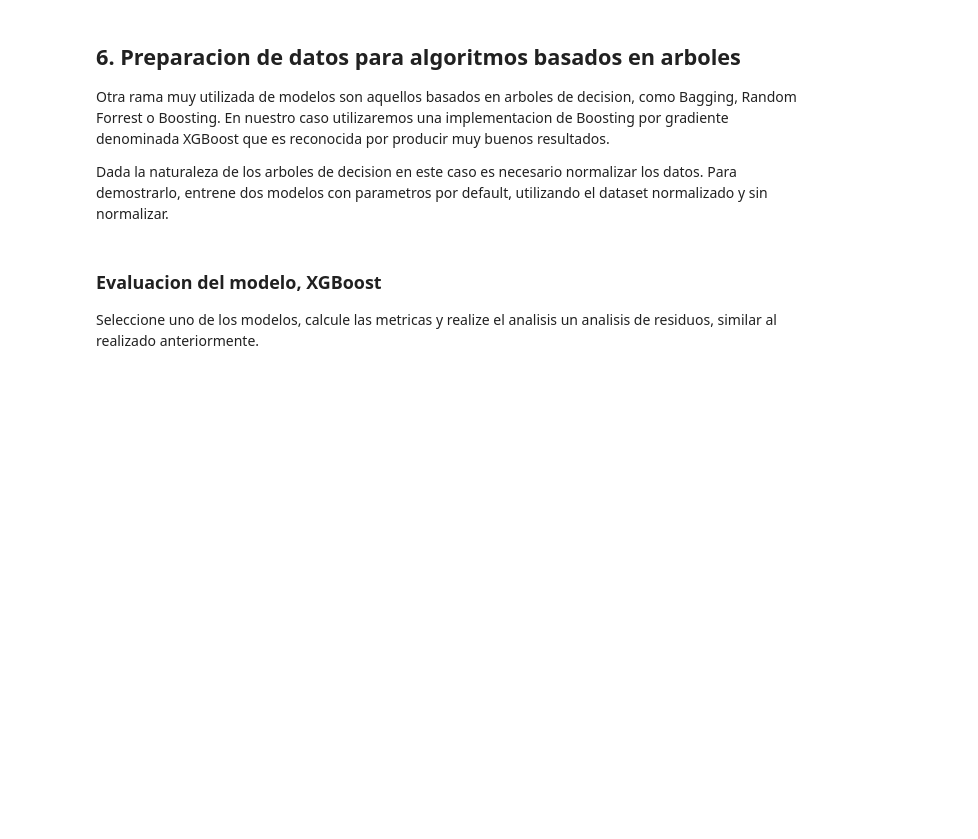
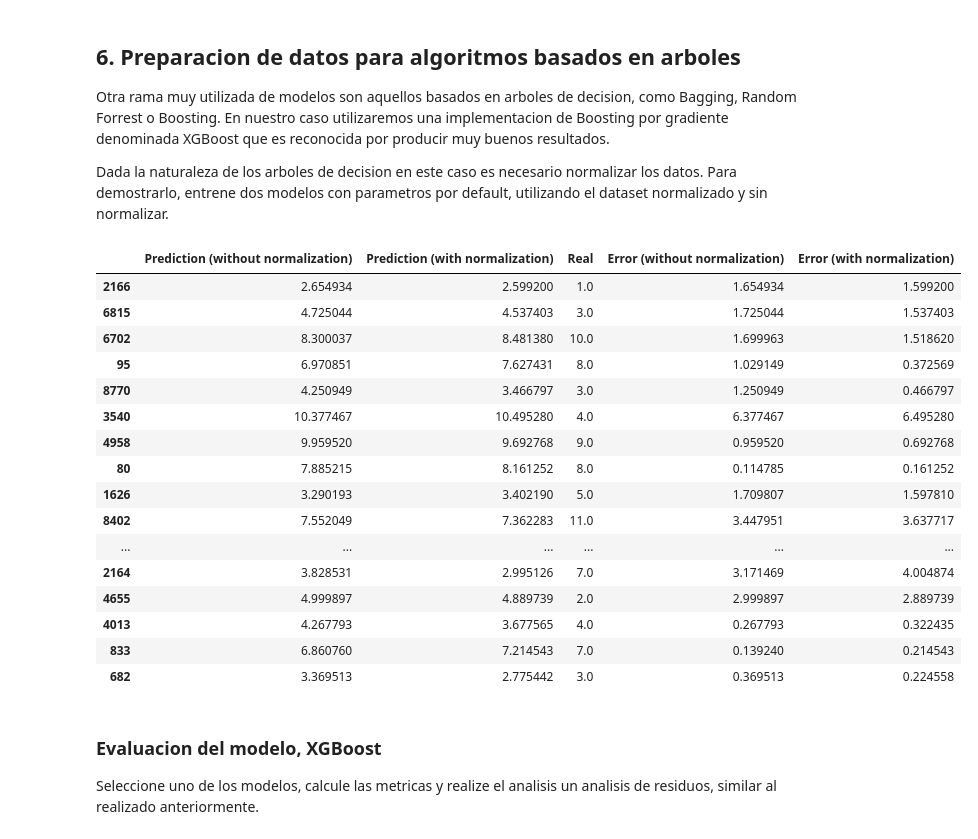
Before and after one commit to georeference-ML-mentoria/Intro-Aprendizaje-Automatico-, a Jupyter notebook: Practico_IAA.ipynb, the cells around one changed output. Cells and saved outputs as stored; diff of their text form; code cells hidden in the pictures; blank space fills up the shorter version.

```diff
--- a/Practico_IAA.ipynb
+++ b/Practico_IAA.ipynb
@@ -382,3 +411,39 @@ Dada la naturaleza de los arboles de decision en este caso es necesario normaliz
+# %%
+normal_xgb_regressor = xgb.XGBRegressor(random_state=42)
+normal_xgb_regressor.fit(
+    robust_scaler.transform(std_scaler.transform(X_train)),
+    y_train
+);
+# %%
+not_normal_valid_pred = not_normal_xgb_regressor.predict(X_valid)
+normal_valid_pred =  normal_xgb_regressor.predict(
+    robust_scaler.transform(std_scaler.transform(X_valid))
+)
+pd.DataFrame(data={
+    'Prediction (without normalization)': not_normal_valid_pred,
+    'Prediction (with normalization)': normal_valid_pred,
+    'Real': y_valid,
+    'Error (without normalization)': (not_normal_valid_pred - y_valid).abs(),
+    'Error (with normalization)': (normal_valid_pred - y_valid).abs(),
+})[30:60]
+# %% [output]
+|  | Prediction (without normalization) | Prediction (with normalization) | Real | Error (without normalization) | Error (with normalization) |
+| 2166 | 2.654934 | 2.599200 | 1.0 | 1.654934 | 1.599200 |
+| 6815 | 4.725044 | 4.537403 | 3.0 | 1.725044 | 1.537403 |
+| 6702 | 8.300037 | 8.481380 | 10.0 | 1.699963 | 1.518620 |
+| 95 | 6.970851 | 7.627431 | 8.0 | 1.029149 | 0.372569 |
+| 8770 | 4.250949 | 3.466797 | 3.0 | 1.250949 | 0.466797 |
+| 3540 | 10.377467 | 10.495280 | 4.0 | 6.377467 | 6.495280 |
+| 4958 | 9.959520 | 9.692768 | 9.0 | 0.959520 | 0.692768 |
+| 80 | 7.885215 | 8.161252 | 8.0 | 0.114785 | 0.161252 |
+| 1626 | 3.290193 | 3.402190 | 5.0 | 1.709807 | 1.597810 |
+| 8402 | 7.552049 | 7.362283 | 11.0 | 3.447951 | 3.637717 |
+| ... | ... | ... | ... | ... | ... |
+| 2164 | 3.828531 | 2.995126 | 7.0 | 3.171469 | 4.004874 |
+| 4655 | 4.999897 | 4.889739 | 2.0 | 2.999897 | 2.889739 |
+| 4013 | 4.267793 | 3.677565 | 4.0 | 0.267793 | 0.322435 |
+| 833 | 6.860760 | 7.214543 | 7.0 | 0.139240 | 0.214543 |
+| 682 | 3.369513 | 2.775442 | 3.0 | 0.369513 | 0.224558 |
 # %% [markdown]
 ### Evaluacion del modelo, XGBoost
 
```
Also changed, not shown: parts of 7 cells of this notebook.
